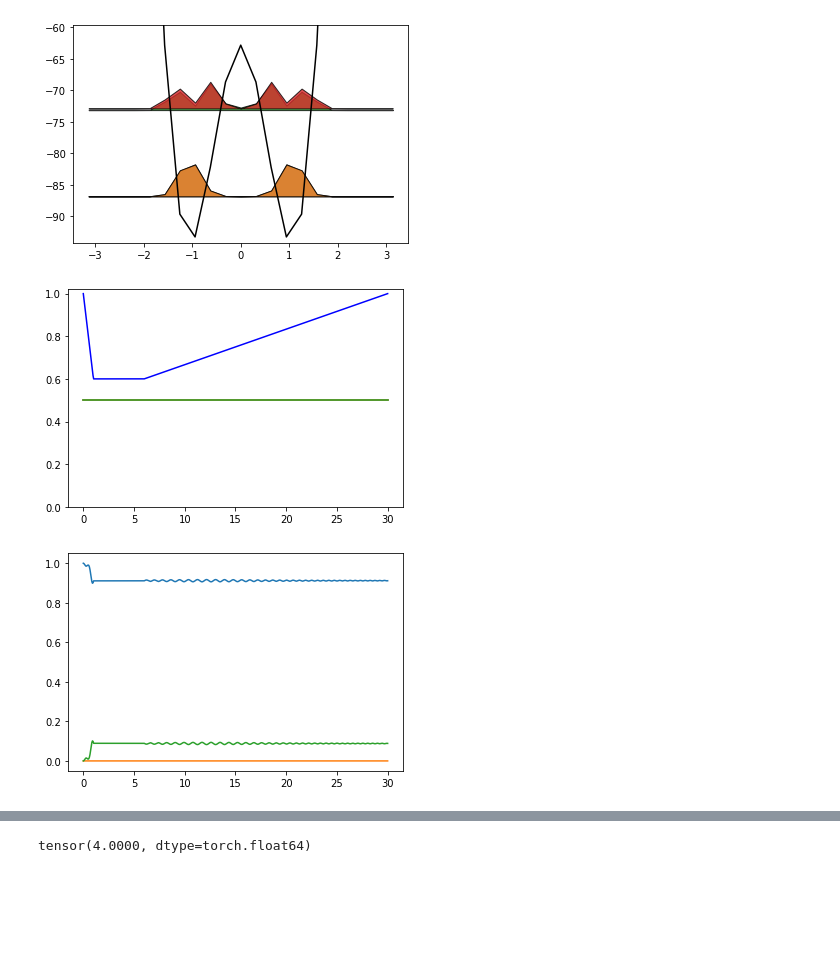
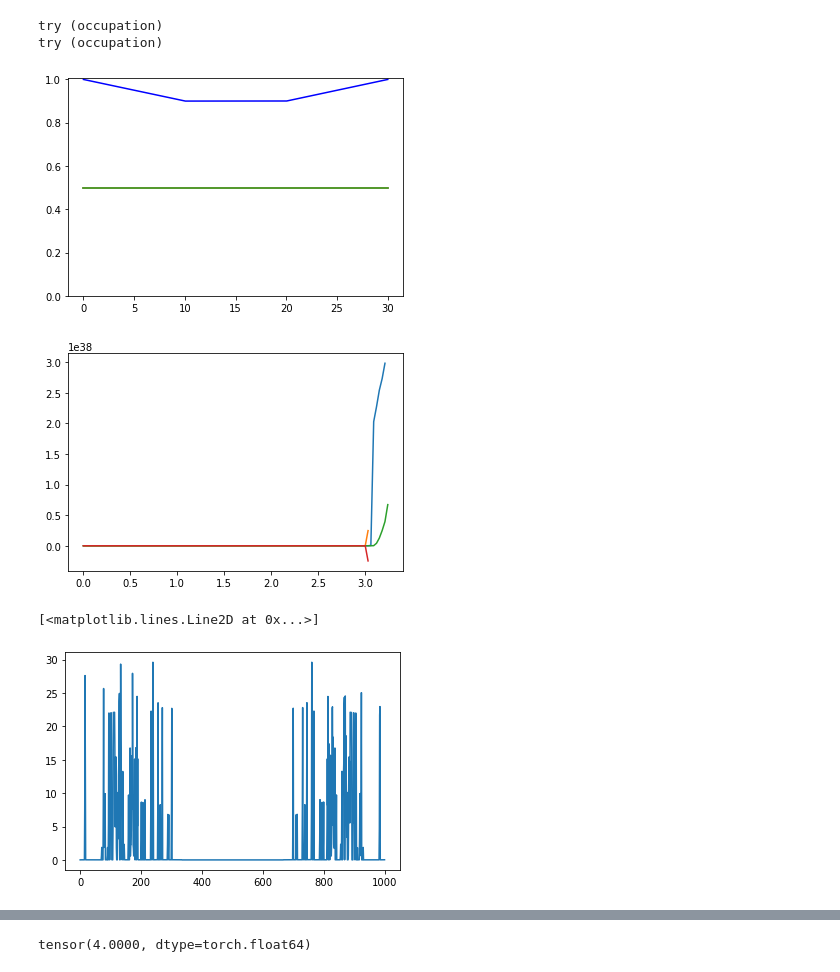
Before and after one commit to Vinther901/Quantum-Optimal-Control, a Jupyter notebook: 1DToyExample/RunExperiments.ipynb, the cells around one changed output, grey strips where cells are left out. Saved outputs shown, nothing was run; the diff lists cells and outputs as text; code cells hidden in the pictures; blank space fills up the shorter version.

```diff
--- a/1DToyExample/RunExperiments.ipynb
+++ b/1DToyExample/RunExperiments.ipynb
@@ -30,47 +31,43 @@ params_dict.update({"exp_path":exp_path})
 # %%
 importlib.reload(Systems)
 importlib.reload(Plotting)
 importlib.reload(Training)
 importlib.reload(Controls)
+importlib.reload(Evolvers)
 
-class Flensmon_1D(t.nn.Module, Systems.Periodic_System, Controls.CauchyPulse, Training.Trainer, Plotting.Plotter):
+class Flensmon_1D(t.nn.Module, Systems.Periodic_System, Controls.CauchyPulse, Evolvers.ETrotter, Training.Trainer, Plotting.Plotter):
     def __init__(self,params_dict):
         super().__init__()
         self.params_dict = params_dict
         super(t.nn.Module,self).__init__()
         return
 
     def forward(self):
         H = self.get_H(self.activation_func(self.times).flip(0),self.get_control().flip(0))
+        # print(H)
         self.latest_matrix_exp = t.matrix_exp(-1j*H*self.dt)
         return t.linalg.multi_dot(list(mat for mat in self.latest_matrix_exp))
 
     # def forward(self):
-    #     alphas = self.activation_func(self.times).flip(0)
-    #     pulse = self.get_control().flip(0)
-    #     # M2s = self.t1*t.pow(self.t2,pulse.view(-1,1))
-    #     # matrices = t.zeros((2*self.NTrot,self.NHilbert,self.NHilbert)).type(t.complex128)
-    #     # matrices[0::2] = t.diag_embed(self.t1*t.pow(self.t2,pulse.view(-1,1)))
-    #     # matrices[1::2] = self.t3@t.diag_embed(t.pow(self.t4,alphas.view(-1,1)))@self.u4_adj
-    #     M1s = t.diag_embed(self.t1*t.pow(self.t2,pulse.view(-1,1)))
-    #     M2s = self.t3@t.diag_embed(t.pow(self.t4,alphas.view(-1,1)))@self.u4_adj
     #     self.latest_matrix_exp = M1s@M2s
     #     return t.linalg.multi_dot(list(mat for mat in self.latest_matrix_exp))
-
-    def prepare_KinE(self):
-        self.KinE = 4*self.params_dict['EC']*self.q_mat**2
-        self.EJ = self.params_dict['EJ']
 
     def V(self, alphas, control):
         return self.EJ*(-self.cos_mat.repeat((alphas.shape[0],1,1)) \
                             + alphas.view(-1,1,1)/2*self.cos2_mat \
-                            + control.flip(0).view(-1,1,1)*self.q_mat)
+                            + control.view(-1,1,1)*self.q_mat)
 
 obj = Flensmon_1D(params_dict)
-obj.plot_potential()
+# obj.plot_potential()
 obj.plot_activation_func()
-obj.plot_occupancy()
+obj.plot_occupancy(indices=[0,1,2])
 # %% [output]
+try (occupation)
+try (occupation)
-[figure, old version]
+[figure, new version]
-[figure, old version]
+[figure, new version]
-[figure, removed]
+# %%
+plt.plot([t.trace(mat) for mat in (obj.U0s.adjoint()@obj.U0dot[:,:,:4]).abs()])
+# %% [output]
+[<matplotlib.lines.Line2D at 0x...>]
+[figure, added]
```
Also changed, not shown: parts of 12 cells of this notebook, 5 other files.
